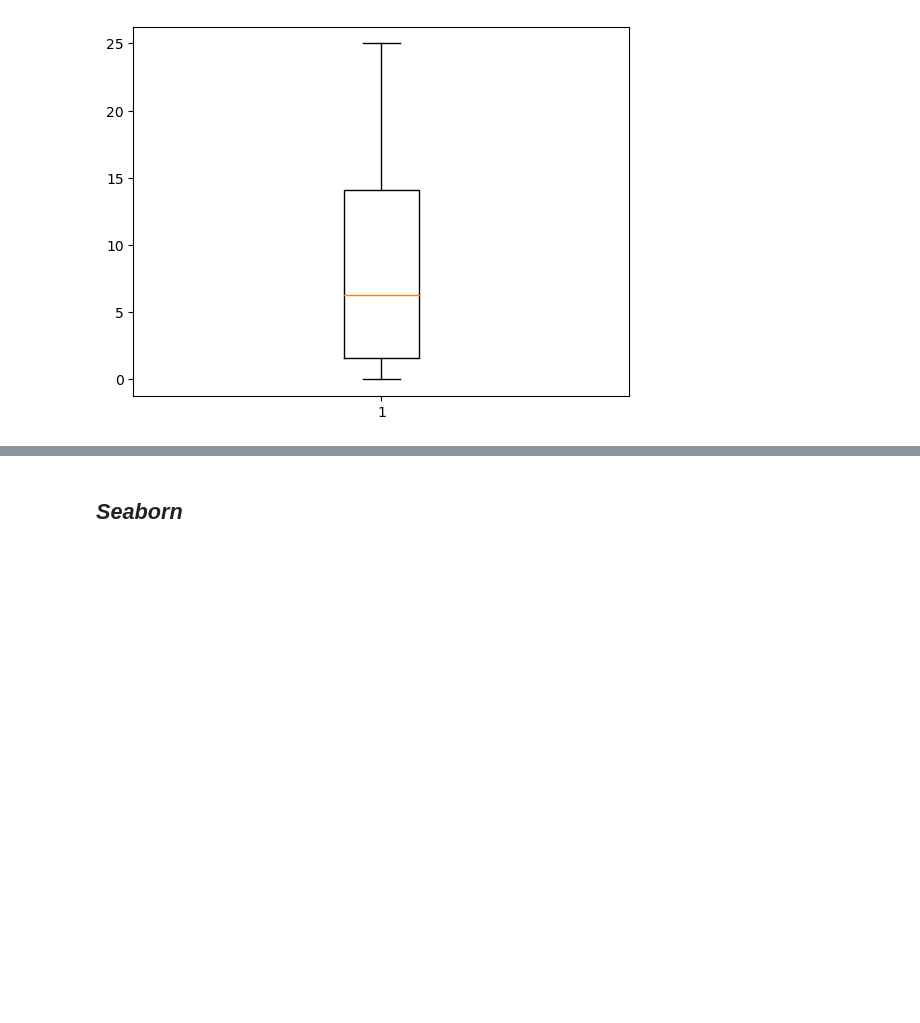
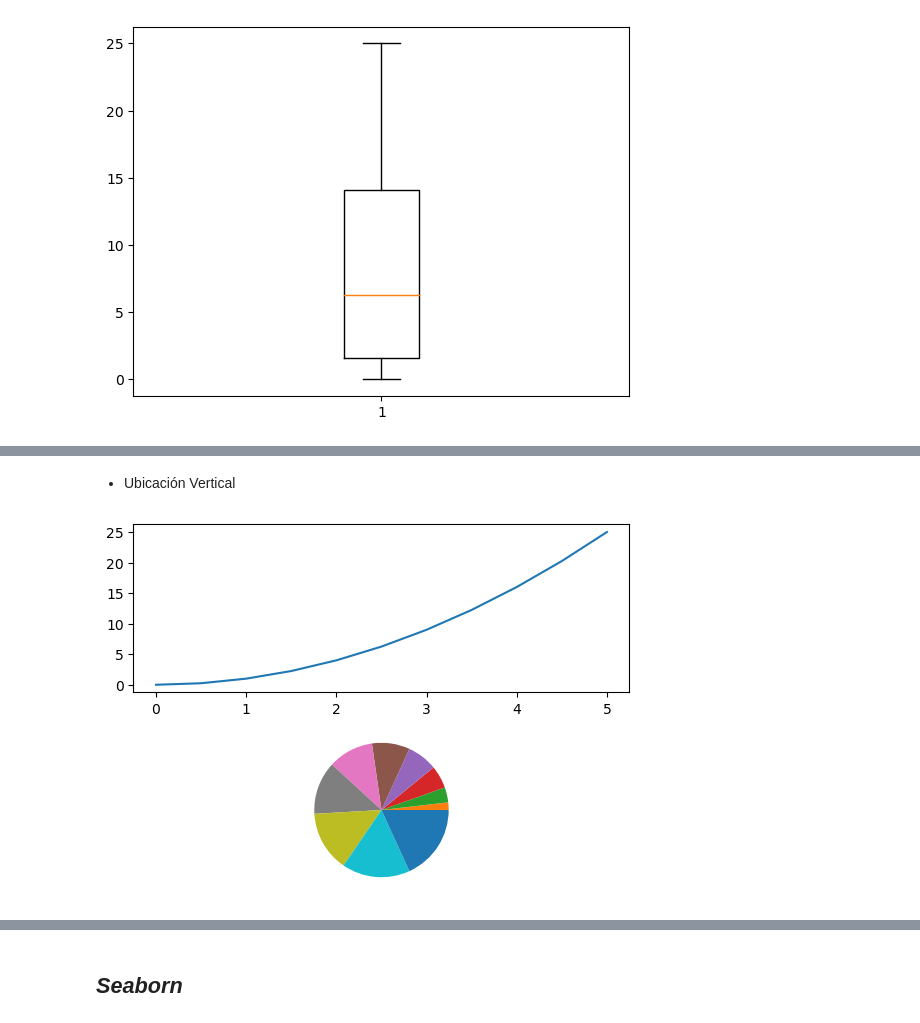
Before and after one commit to dhduartea/Curso_Visualizacion_Datos_Matplotlib_Seaborn, a Jupyter notebook: matplot_seaborn.ipynb, the cells around one changed output, grey strips where cells are left out. Cells and saved outputs as stored; diff of their text form; code cells hidden in the pictures; blank space fills up the shorter version.

```diff
--- a/matplot_seaborn.ipynb
+++ b/matplot_seaborn.ipynb
@@ -68,0 +92,11 @@ plt.show()
+# %% [markdown]
+- Ubicación Vertical
+# %%
+plt.subplot(2,1,1)#(filas, columnas, index)
+plt.plot(x,y)
+
+plt.subplot(2,1,2)# (dos filas, una columna, ubicado en la posición2)
+plt.pie(x)
+plt.show()
+# %% [output]
+[figure, added]
```
Also changed, not shown: parts of 35 cells of this notebook.
